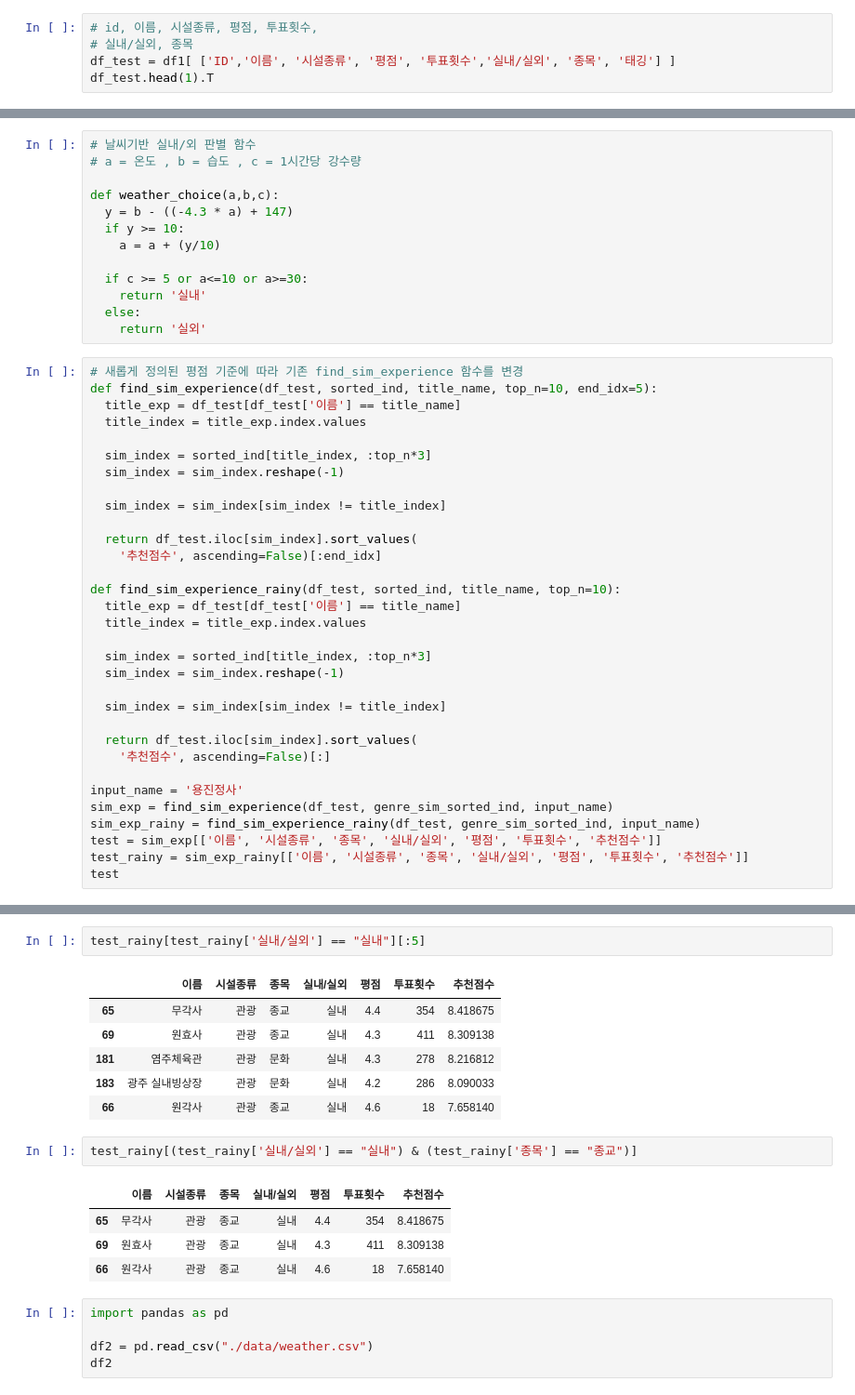
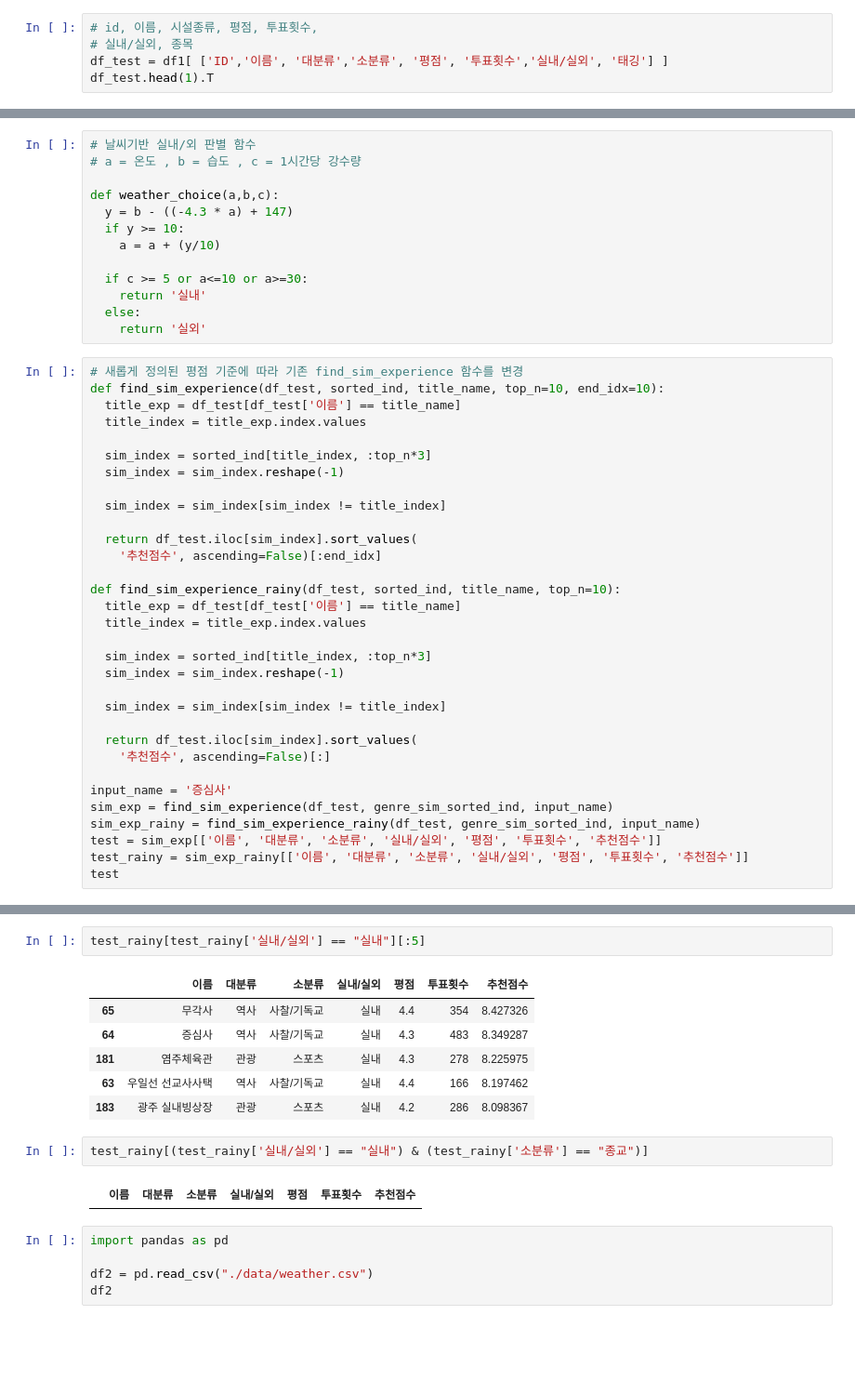
Before and after one commit to oocheol/Health_Find, a Jupyter notebook: Model.ipynb, the cells around one changed output, grey strips where cells are left out. Shown at 93% size. Cells and saved outputs as stored; diff of their text form; blank space fills up the shorter version.

```diff
--- a/Model.ipynb
+++ b/Model.ipynb
@@ -33,7 +29,7 @@ df1.head(2).T
 # %%
 # id, 이름, 시설종류, 평점, 투표횟수,
 # 실내/실외, 종목
-df_test = df1[ ['ID','이름', '시설종류', '평점', '투표횟수','실내/실외', '종목', '태깅'] ]
+df_test = df1[ ['ID','이름', '대분류','소분류', '평점', '투표횟수','실내/실외', '태깅'] ]
 df_test.head(1).T
 # %% [output]
 |  | 0 |
@@ -194,7 +240,7 @@ def weather_choice(a,b,c):
     return '실외'
 # %%
 # 새롭게 정의된 평점 기준에 따라 기존 find_sim_experience 함수를 변경
-def find_sim_experience(df_test, sorted_ind, title_name, top_n=10, end_idx=5):
+def find_sim_experience(df_test, sorted_ind, title_name, top_n=10, end_idx=10):
   title_exp = df_test[df_test['이름'] == title_name]
   title_index = title_exp.index.values
 
@@ -218,10 +264,10 @@ def find_sim_experience_rainy(df_test, sorted_ind, title_name, top_n=10):
   return df_test.iloc[sim_index].sort_values(
     '추천점수', ascending=False)[:]
 
-input_name = '용진정사'
+input_name = '증심사'
 sim_exp = find_sim_experience(df_test, genre_sim_sorted_ind, input_name)
 sim_exp_rainy = find_sim_experience_rainy(df_test, genre_sim_sorted_ind, input_name)
-test = sim_exp[['이름', '시설종류', '종목', '실내/실외', '평점', '투표횟수', '추천점수']]
-test_rainy = sim_exp_rainy[['이름', '시설종류', '종목', '실내/실외', '평점', '투표횟수', '추천점수']]
+test = sim_exp[['이름', '대분류', '소분류', '실내/실외', '평점', '투표횟수', '추천점수']]
+test_rainy = sim_exp_rainy[['이름', '대분류', '소분류', '실내/실외', '평점', '투표횟수', '추천점수']]
 test
 # %% [output]
@@ -234,19 +285,16 @@ test
 # %%
 test_rainy[test_rainy['실내/실외'] == "실내"][:5]
 # %% [output]
-|  | 이름 | 시설종류 | 종목 | 실내/실외 | 평점 | 투표횟수 | 추천점수 |
-| 65 | 무각사 | 관광 | 종교 | 실내 | 4.4 | 354 | 8.418675 |
-| 69 | 원효사 | 관광 | 종교 | 실내 | 4.3 | 411 | 8.309138 |
-| 181 | 염주체육관 | 관광 | 문화 | 실내 | 4.3 | 278 | 8.216812 |
-| 183 | 광주 실내빙상장 | 관광 | 문화 | 실내 | 4.2 | 286 | 8.090033 |
-| 66 | 원각사 | 관광 | 종교 | 실내 | 4.6 | 18 | 7.658140 |
+|  | 이름 | 대분류 | 소분류 | 실내/실외 | 평점 | 투표횟수 | 추천점수 |
+| 65 | 무각사 | 역사 | 사찰/기독교 | 실내 | 4.4 | 354 | 8.427326 |
+| 64 | 증심사 | 역사 | 사찰/기독교 | 실내 | 4.3 | 483 | 8.349287 |
+| 181 | 염주체육관 | 관광 | 스포츠 | 실내 | 4.3 | 278 | 8.225975 |
+| 63 | 우일선 선교사사택 | 역사 | 사찰/기독교 | 실내 | 4.4 | 166 | 8.197462 |
+| 183 | 광주 실내빙상장 | 관광 | 스포츠 | 실내 | 4.2 | 286 | 8.098367 |
 # %%
-test_rainy[(test_rainy['실내/실외'] == "실내") & (test_rainy['종목'] == "종교")]
+test_rainy[(test_rainy['실내/실외'] == "실내") & (test_rainy['소분류'] == "종교")]
 # %% [output]
-|  | 이름 | 시설종류 | 종목 | 실내/실외 | 평점 | 투표횟수 | 추천점수 |
-| 65 | 무각사 | 관광 | 종교 | 실내 | 4.4 | 354 | 8.418675 |
-| 69 | 원효사 | 관광 | 종교 | 실내 | 4.3 | 411 | 8.309138 |
-| 66 | 원각사 | 관광 | 종교 | 실내 | 4.6 | 18 | 7.658140 |
+|  | 이름 | 대분류 | 소분류 | 실내/실외 | 평점 | 투표횟수 | 추천점수 |
 # %%
 import pandas as pd
 
```
Also changed, not shown: parts of 17 cells of this notebook.
